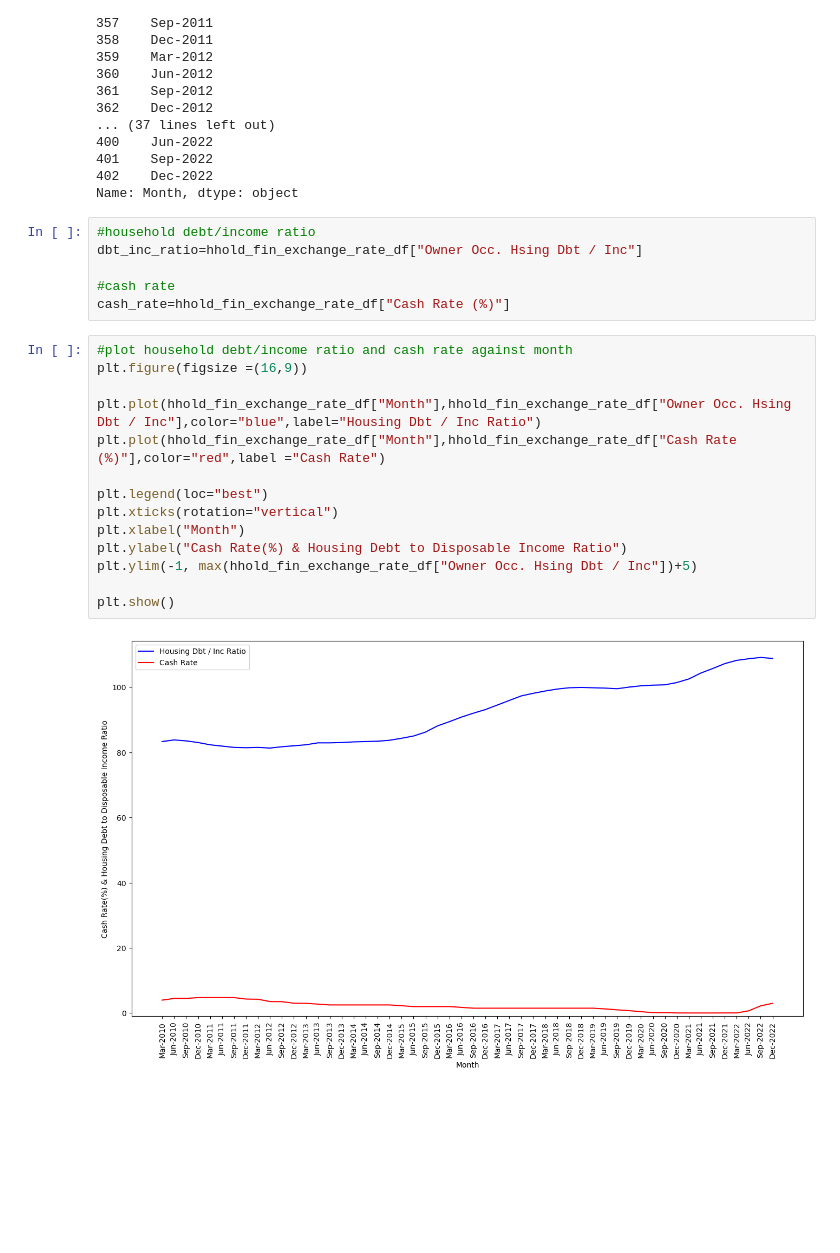
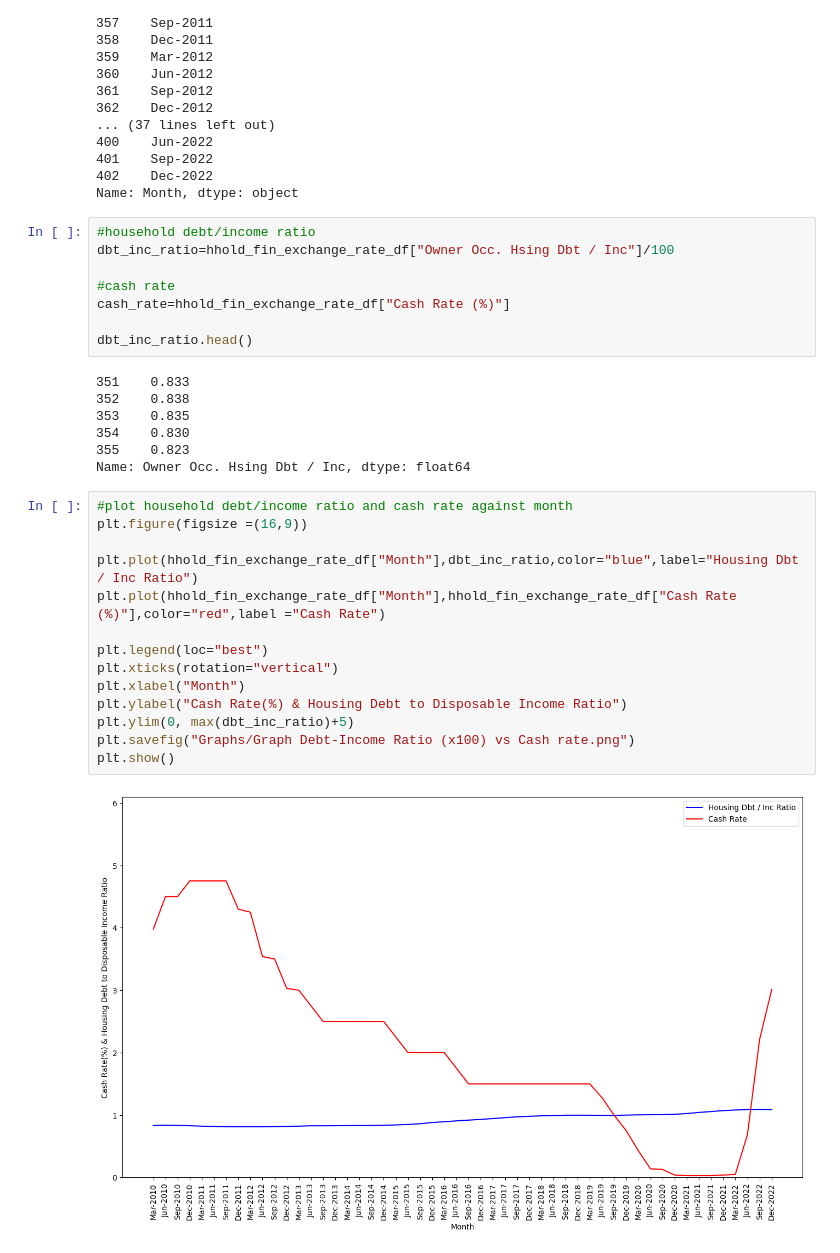
Before and after one commit to irwine-young/Project-1-Bootcamp, a Jupyter notebook: data_analysis_hh_finance.ipynb, the cells around one changed output. Drawn from its saved outputs; the diff is of its cells as text; blank space fills up the shorter version.

```diff
--- a/data_analysis_hh_finance.ipynb
+++ b/data_analysis_hh_finance.ipynb
@@ -75,25 +75,34 @@ x_axis
 Name: Month, dtype: object
 # %%
 #household debt/income ratio
-dbt_inc_ratio=hhold_fin_exchange_rate_df["Owner Occ. Hsing Dbt / Inc"]
+dbt_inc_ratio=hhold_fin_exchange_rate_df["Owner Occ. Hsing Dbt / Inc"]/100
 
 #cash rate
 cash_rate=hhold_fin_exchange_rate_df["Cash Rate (%)"]
+
+dbt_inc_ratio.head()
+# %% [output]
+351    0.833
+352    0.838
+353    0.835
+354    0.830
+355    0.823
+Name: Owner Occ. Hsing Dbt / Inc, dtype: float64
 # %%
 #plot household debt/income ratio and cash rate against month
 plt.figure(figsize =(16,9))
 
-plt.plot(hhold_fin_exchange_rate_df["Month"],hhold_fin_exchange_rate_df["Owner Occ. Hsing Dbt / Inc"],color="blue",label="Housing Dbt / Inc Ratio")
+plt.plot(hhold_fin_exchange_rate_df["Month"],dbt_inc_ratio,color="blue",label="Housing Dbt / Inc Ratio")
 plt.plot(hhold_fin_exchange_rate_df["Month"],hhold_fin_exchange_rate_df["Cash Rate (%)"],color="red",label ="Cash Rate")
 
 plt.legend(loc="best")
 plt.xticks(rotation="vertical")
 plt.xlabel("Month")
 plt.ylabel("Cash Rate(%) & Housing Debt to Disposable Income Ratio")
-plt.ylim(-1, max(hhold_fin_exchange_rate_df["Owner Occ. Hsing Dbt / Inc"])+5)
-
+plt.ylim(0, max(dbt_inc_ratio)+5)
+plt.savefig("Graphs/Graph Debt-Income Ratio (x100) vs Cash rate.png")
 plt.show()
 # %% [output]
-[figure, old version]
+[figure, new version]
 # %%
 #Cash rate vs Owner Occ. Hsing Dbt / Inc Ratio
```
Also changed, not shown: parts of 3 cells of this notebook, 2 other files.
